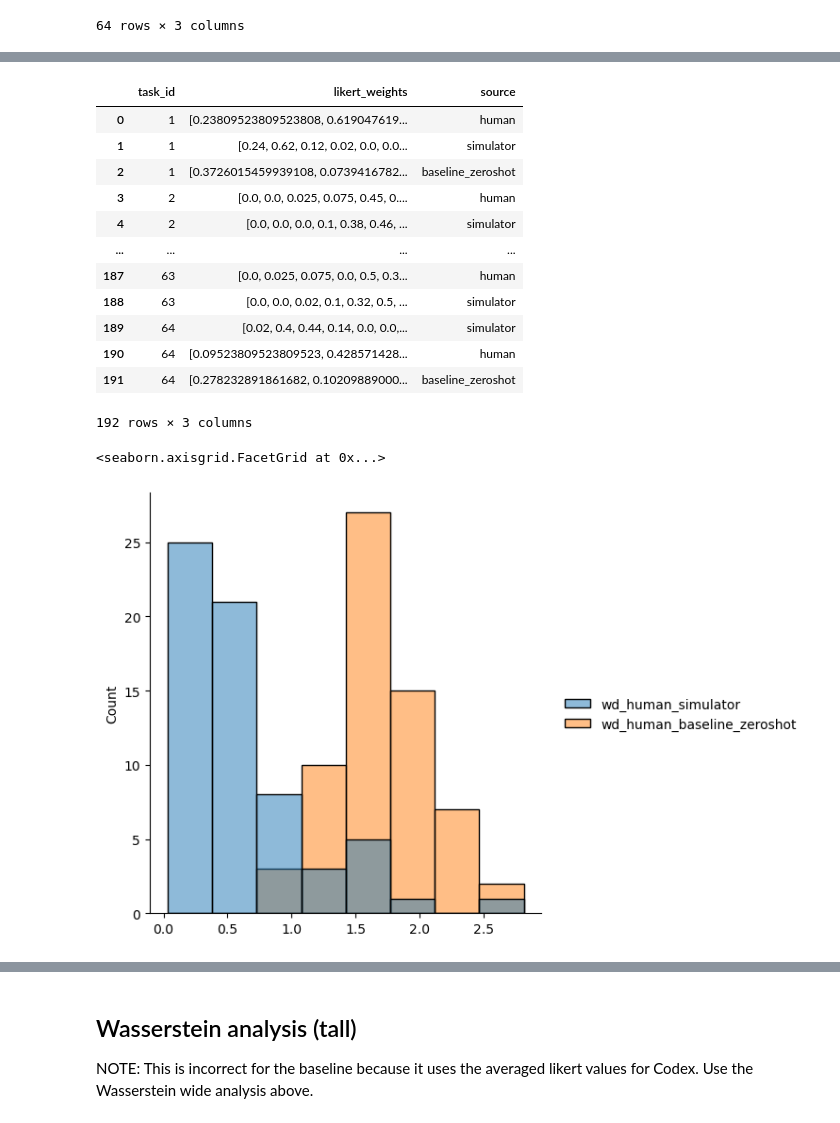
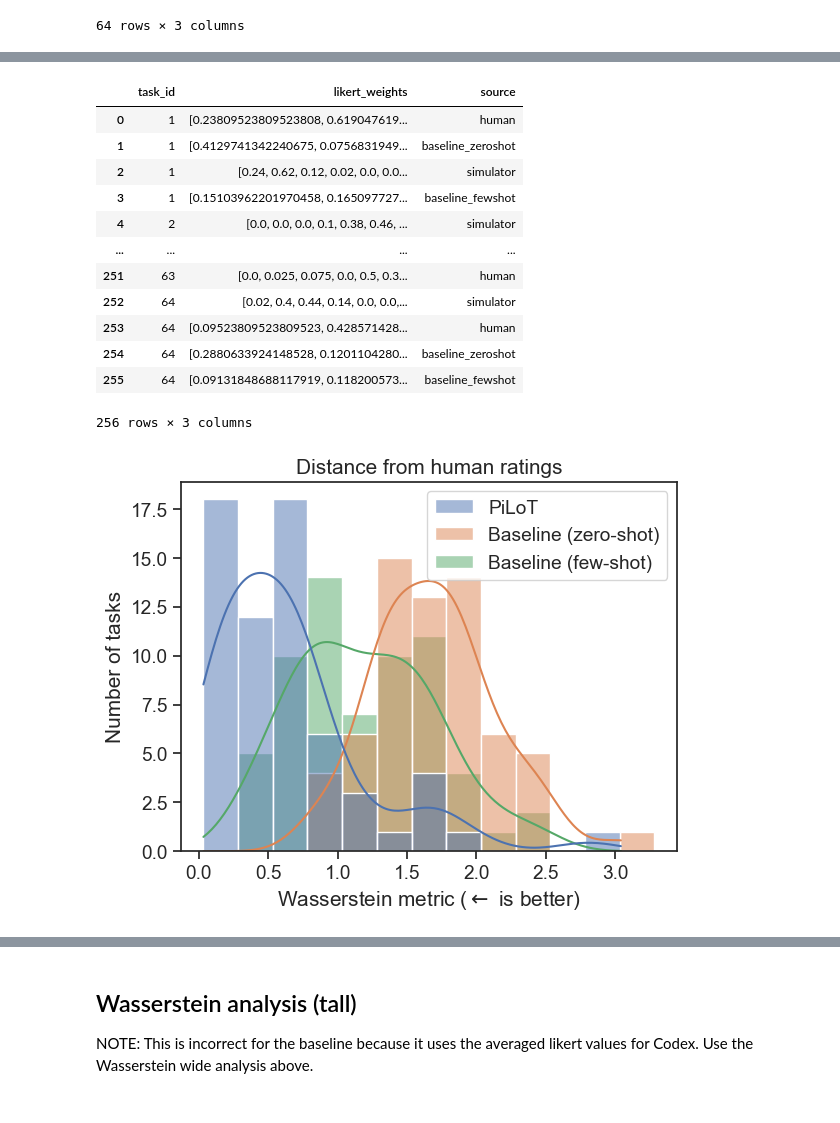
Before and after one commit to cedzhang/physical-language-understanding, a Jupyter notebook: analysis/analysis.ipynb, the cells around one changed output, grey strips where cells are left out. Saved outputs shown, nothing was run; the diff lists cells and outputs as text; code cells hidden in the pictures.

```diff
--- a/analysis/analysis.ipynb
+++ b/analysis/analysis.ipynb
@@ -174,6 +180,7 @@ def transform_probs_to_likert(probs):
     return np.dot(probs, np.array([1, 2, 3, 4, 5, 6, 7]))
 
 df_baseline_zeroshot["likert_baseline_zeroshot"] = df_baseline_zeroshot["probs"].apply(transform_probs_to_likert)
+df_baseline_fewshot["likert_baseline_fewshot"] = df_baseline_fewshot["probs"].apply(transform_probs_to_likert)
 # %%
 df_baseline_zeroshot
 # %% [output]
@@ -287 +319,6 @@ df_baseline_zeroshot_wide
 64 rows × 3 columns
+# %%
+df_baseline_fewshot_wide = df_baseline_fewshot[["probs"]].rename({"probs": "likert_weights"}, axis="columns").reset_index()
+assert np.allclose(df_baseline_fewshot_wide["likert_weights"].apply(sum), 1.0)
+df_baseline_fewshot_wide["source"] = "baseline_fewshot"
+df_baseline_fewshot_wide
@@ -288,20 +339,20 @@ df_baseline_zeroshot_wide
 # %%
-df_comparison_wide = pd.concat([df_human_wide, df_simulator_wide, df_baseline_zeroshot_wide]).sort_values("task_id").reset_index(drop=True)
+df_comparison_wide = pd.concat([df_human_wide, df_simulator_wide, df_baseline_zeroshot_wide, df_baseline_fewshot_wide]).sort_values("task_id").reset_index(drop=True)
 df_comparison_wide
 # %% [output]
 |  | task_id | likert_weights | source |
 | 0 | 1 | [0.23809523809523808, 0.619047619... | human |
-| 1 | 1 | [0.24, 0.62, 0.12, 0.02, 0.0, 0.0... | simulator |
-| 2 | 1 | [0.3726015459939108, 0.0739416782... | baseline_zeroshot |
-| 3 | 2 | [0.0, 0.0, 0.025, 0.075, 0.45, 0.... | human |
+| 1 | 1 | [0.4129741342240675, 0.0756831949... | baseline_zeroshot |
+| 2 | 1 | [0.24, 0.62, 0.12, 0.02, 0.0, 0.0... | simulator |
+| 3 | 1 | [0.15103962201970458, 0.165097727... | baseline_fewshot |
 | 4 | 2 | [0.0, 0.0, 0.0, 0.1, 0.38, 0.46, ... | simulator |
 | ... | ... | ... | ... |
-| 187 | 63 | [0.0, 0.025, 0.075, 0.0, 0.5, 0.3... | human |
-| 188 | 63 | [0.0, 0.0, 0.02, 0.1, 0.32, 0.5, ... | simulator |
-| 189 | 64 | [0.02, 0.4, 0.44, 0.14, 0.0, 0.0,... | simulator |
-| 190 | 64 | [0.09523809523809523, 0.428571428... | human |
-| 191 | 64 | [0.278232891861682, 0.10209889000... | baseline_zeroshot |
+| 251 | 63 | [0.0, 0.025, 0.075, 0.0, 0.5, 0.3... | human |
+| 252 | 64 | [0.02, 0.4, 0.44, 0.14, 0.0, 0.0,... | simulator |
+| 253 | 64 | [0.09523809523809523, 0.428571428... | human |
+| 254 | 64 | [0.2880633924148528, 0.1201104280... | baseline_zeroshot |
+| 255 | 64 | [0.09131848688117919, 0.118200573... | baseline_fewshot |
-192 rows × 3 columns
+256 rows × 3 columns
 # %%
 data = []
 
@@ -312,21 +363,27 @@ for task_id, df_group in df_comparison_wide.groupby("task_id"):
     likert_weights_human = df_group[df_group["source"] == "human"]["likert_weights"].item()
     likert_weights_simulator = df_group[df_group["source"] == "simulator"]["likert_weights"].item()
     likert_weights_baseline_zeroshot = df_group[df_group["source"] == "baseline_zeroshot"]["likert_weights"].item()
+    likert_weights_baseline_fewshot = df_group[df_group["source"] == "baseline_fewshot"]["likert_weights"].item()
 
     wd_human_simulator = wasserstein_distance(likert, likert, likert_weights_human, likert_weights_simulator)
     wd_human_baseline_zeroshot = wasserstein_distance(likert, likert, likert_weights_human, likert_weights_baseline_zeroshot)
+    wd_human_baseline_fewshot = wasserstein_distance(likert, likert, likert_weights_human, likert_weights_baseline_fewshot)
 
     data.append(
         {
             "task_id": task_id,
-            "wd_human_simulator": wd_human_simulator,
-            "wd_human_baseline_zeroshot": wd_human_baseline_zeroshot,
+            "PiLoT": wd_human_simulator,
+            "Baseline (zero-shot)": wd_human_baseline_zeroshot,
+            "Baseline (few-shot)": wd_human_baseline_fewshot,
         }
     )
 
 df_wd = pd.DataFrame(data).set_index("task_id")
 # %%
-sns.displot(data=df_wd)
+sns.histplot(data=df_wd, stat="count", binwidth=0.25, kde=True)
+plt.title("Distance from human ratings")
+plt.xlabel(r"Wasserstein metric ($\leftarrow$ is better)")
+plt.ylabel("Number of tasks")
+plt.savefig("wasserstein_comparison.png", dpi=300, bbox_inches="tight")
 # %% [output]
-<seaborn.axisgrid.FacetGrid at 0x...>
-[figure, old version]
+[figure, new version]
```
Also changed, not shown: parts of 21 cells of this notebook, 1 other file.
